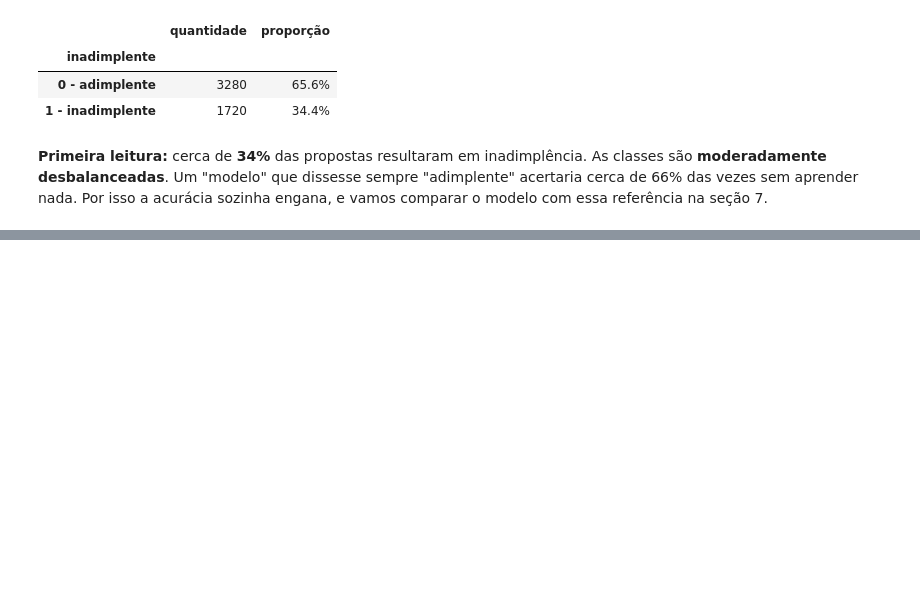
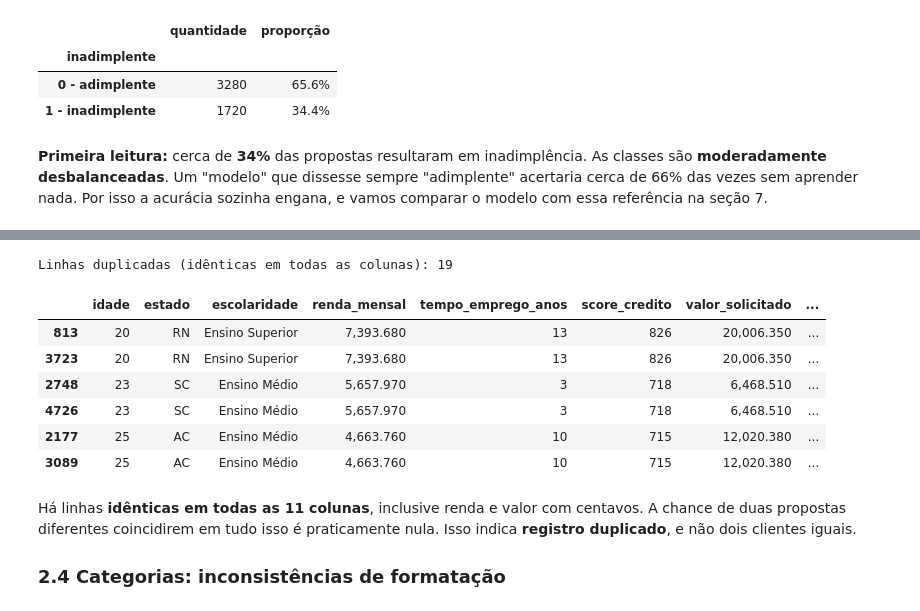
Before and after one commit to alexlourenc/CredAIR-Alex, a Jupyter notebook: notebooks/analise_credito.ipynb, the cells around one changed output, grey strips where cells are left out. Saved outputs shown, nothing was run; the diff lists cells and outputs as text; code cells hidden in the pictures; blank space fills up the shorter version.

```diff
--- a/notebooks/analise_credito.ipynb
+++ b/notebooks/analise_credito.ipynb
@@ -123,0 +174,17 @@ pd.DataFrame({
+# %%
+n_dup = bronze.duplicated().sum()
+print(f"Linhas duplicadas (idênticas em todas as colunas): {n_dup}")
+bronze[bronze.duplicated(keep=False)].sort_values(list(bronze.columns)).head(6)
+# %% [output]
+Linhas duplicadas (idênticas em todas as colunas): 19
+|  | idade | estado | escolaridade | renda_mensal | tempo_emprego_anos | score_credito | valor_solicitado | ... |
+| 813 | 20 | RN | Ensino Superior | 7,393.680 | 13 | 826 | 20,006.350 | ... |
+| 3723 | 20 | RN | Ensino Superior | 7,393.680 | 13 | 826 | 20,006.350 | ... |
+| 2748 | 23 | SC | Ensino Médio | 5,657.970 | 3 | 718 | 6,468.510 | ... |
+| 4726 | 23 | SC | Ensino Médio | 5,657.970 | 3 | 718 | 6,468.510 | ... |
+| 2177 | 25 | AC | Ensino Médio | 4,663.760 | 10 | 715 | 12,020.380 | ... |
+| 3089 | 25 | AC | Ensino Médio | 4,663.760 | 10 | 715 | 12,020.380 | ... |
+# %% [markdown]
+Há linhas **idênticas em todas as 11 colunas**, inclusive renda e valor com centavos. A chance de duas propostas diferentes coincidirem em tudo isso é praticamente nula. Isso indica **registro duplicado**, e não dois clientes iguais.
+
+### 2.4 Categorias: inconsistências de formatação
```
Also changed, not shown: parts of 11 cells of this notebook.
